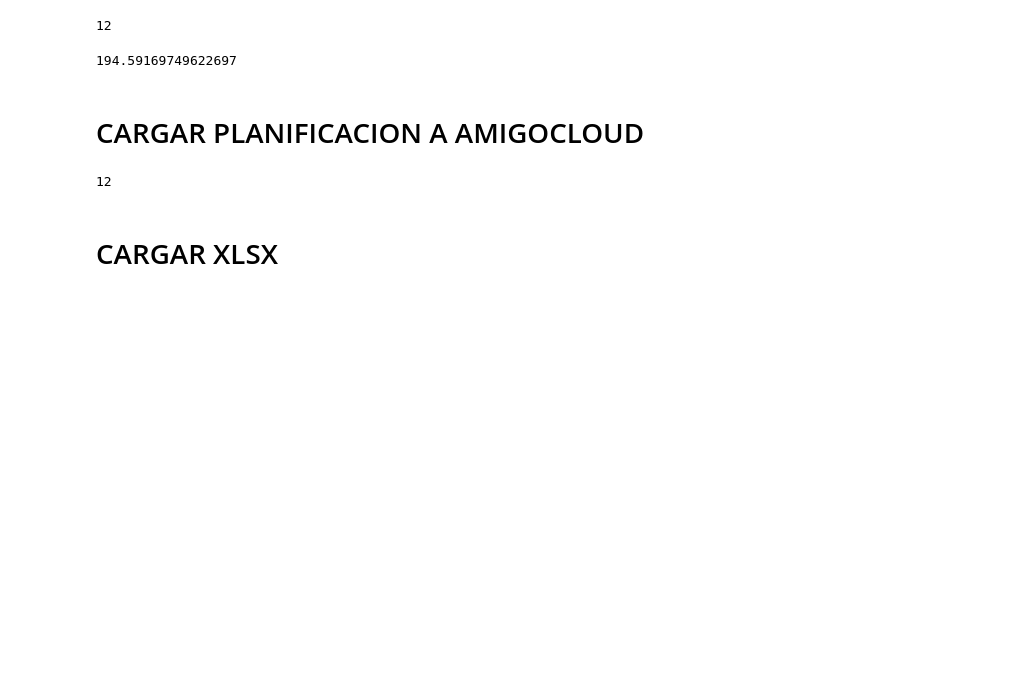
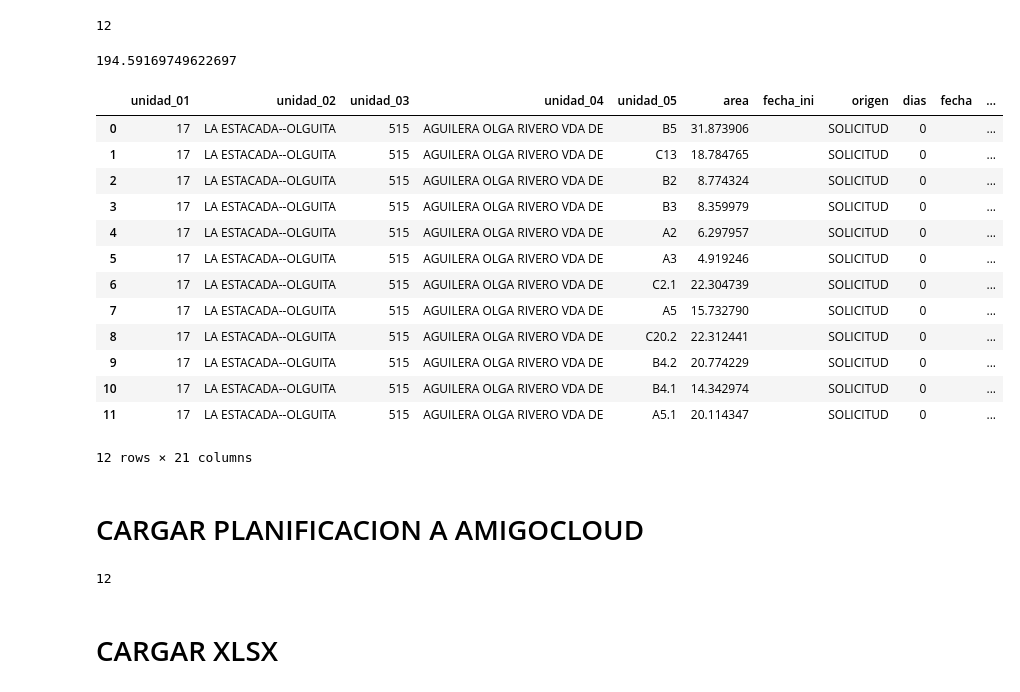
Before and after one commit to bismarksr17/utea_scripts, a Jupyter notebook: drones_pulverizacion/01_pluv_planificacion.ipynb, the cells around one changed output. Cells and saved outputs as stored; diff of their text form; code cells hidden in the pictures; blank space fills up the shorter version.

```diff
--- a/drones_pulverizacion/01_pluv_planificacion.ipynb
+++ b/drones_pulverizacion/01_pluv_planificacion.ipynb
@@ -219,6 +234,23 @@ gdf_pla_gral['os'] = gdf_pla_gral['os'].astype(int)
 gdf_pla_gral['soca'] = gdf_pla_gral['soca'].astype(int)
 gdf_pla_gral['id'] = gdf_pla_gral['id'].astype(int)
 gdf_pla_gral['inst'] = gdf_pla_gral['inst'].astype(int)
+# %%
+gdf_pla_gral
+# %% [output]
+|  | unidad_01 | unidad_02 | unidad_03 | unidad_04 | unidad_05 | area | fecha_ini | origen | dias | fecha | ... |
+| 0 | 17 | LA ESTACADA--OLGUITA | 515 | AGUILERA OLGA RIVERO VDA DE | B5 | 31.873906 |  | SOLICITUD | 0 |  | ... |
+| 1 | 17 | LA ESTACADA--OLGUITA | 515 | AGUILERA OLGA RIVERO VDA DE | C13 | 18.784765 |  | SOLICITUD | 0 |  | ... |
+| 2 | 17 | LA ESTACADA--OLGUITA | 515 | AGUILERA OLGA RIVERO VDA DE | B2 | 8.774324 |  | SOLICITUD | 0 |  | ... |
+| 3 | 17 | LA ESTACADA--OLGUITA | 515 | AGUILERA OLGA RIVERO VDA DE | B3 | 8.359979 |  | SOLICITUD | 0 |  | ... |
+| 4 | 17 | LA ESTACADA--OLGUITA | 515 | AGUILERA OLGA RIVERO VDA DE | A2 | 6.297957 |  | SOLICITUD | 0 |  | ... |
+| 5 | 17 | LA ESTACADA--OLGUITA | 515 | AGUILERA OLGA RIVERO VDA DE | A3 | 4.919246 |  | SOLICITUD | 0 |  | ... |
+| 6 | 17 | LA ESTACADA--OLGUITA | 515 | AGUILERA OLGA RIVERO VDA DE | C2.1 | 22.304739 |  | SOLICITUD | 0 |  | ... |
+| 7 | 17 | LA ESTACADA--OLGUITA | 515 | AGUILERA OLGA RIVERO VDA DE | A5 | 15.732790 |  | SOLICITUD | 0 |  | ... |
+| 8 | 17 | LA ESTACADA--OLGUITA | 515 | AGUILERA OLGA RIVERO VDA DE | C20.2 | 22.312441 |  | SOLICITUD | 0 |  | ... |
+| 9 | 17 | LA ESTACADA--OLGUITA | 515 | AGUILERA OLGA RIVERO VDA DE | B4.2 | 20.774229 |  | SOLICITUD | 0 |  | ... |
+| 10 | 17 | LA ESTACADA--OLGUITA | 515 | AGUILERA OLGA RIVERO VDA DE | B4.1 | 14.342974 |  | SOLICITUD | 0 |  | ... |
+| 11 | 17 | LA ESTACADA--OLGUITA | 515 | AGUILERA OLGA RIVERO VDA DE | A5.1 | 20.114347 |  | SOLICITUD | 0 |  | ... |
+12 rows × 21 columns
 # %%
 # exportar los datos en nuevo shp
 gdf_pla_gral.to_file(path_plan)
```
Also changed, not shown: parts of 9 cells of this notebook, 1 other file.
